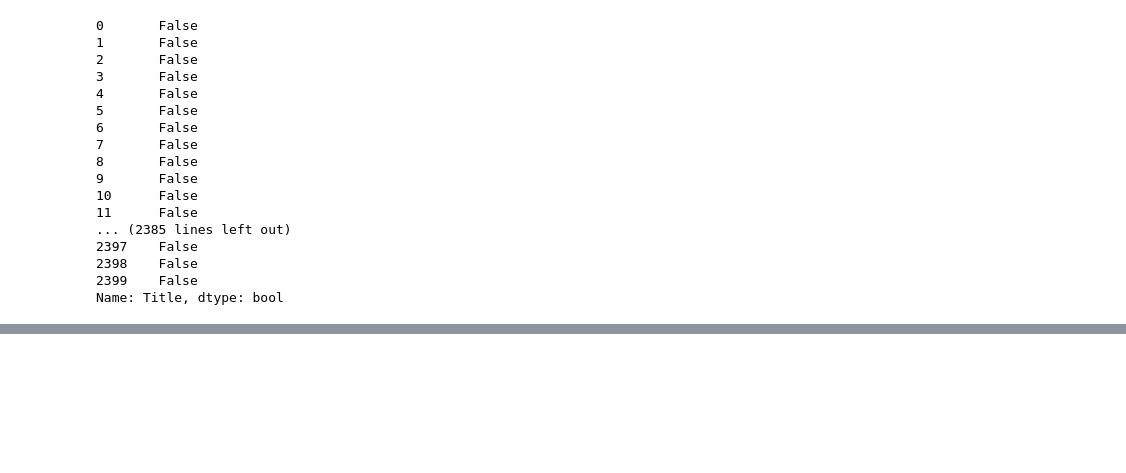
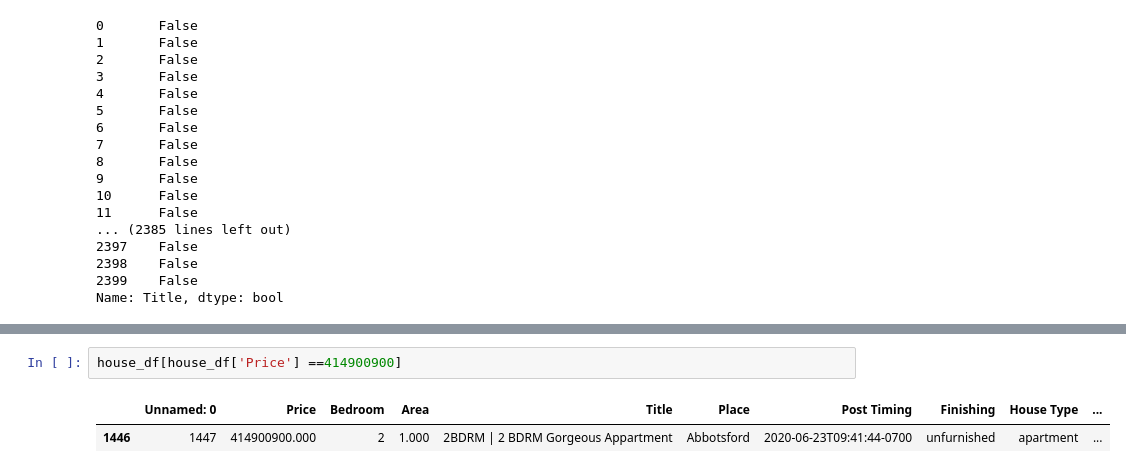
Before and after one commit to Kailash7dev/Craigslist-Housing-Price-Prediction, a Jupyter notebook: EDA_house_price_prediction.ipynb, the cells around one changed output, grey strips where cells are left out. Saved outputs shown, nothing was run; the diff lists cells and outputs as text; blank space fills up the shorter version.

```diff
--- a/EDA_house_price_prediction.ipynb
+++ b/EDA_house_price_prediction.ipynb
@@ -178,0 +197,5 @@ Name: Title, dtype: bool
+# %%
+house_df[house_df['Price'] ==414900900]
+# %% [output]
+|  | Unnamed: 0 | Price | Bedroom | Area | Title | Place | Post Timing | Finishing | House Type | ... |
+| 1446 | 1447 | 414900900.000 | 2 | 1.000 | 2BDRM | 2 BDRM Gorgeous Appartment | Abbotsford | 2020-06-23T09:41:44-0700 | unfurnished | apartment | ... |
```
Also changed, not shown: parts of 9 cells of this notebook, 1 other file.
